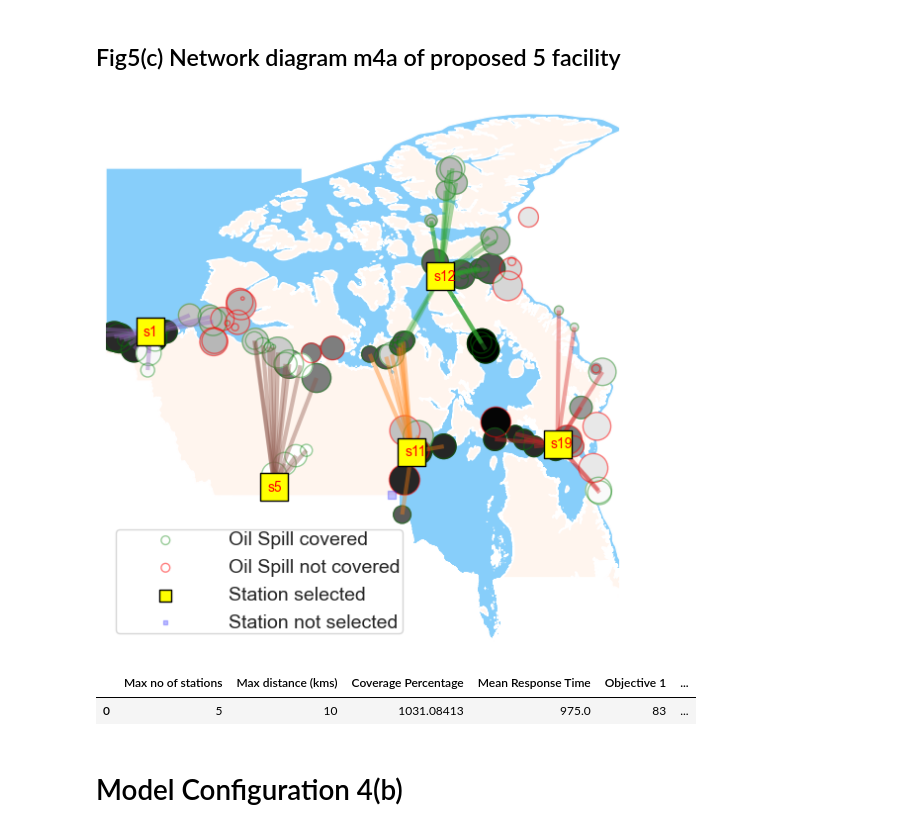
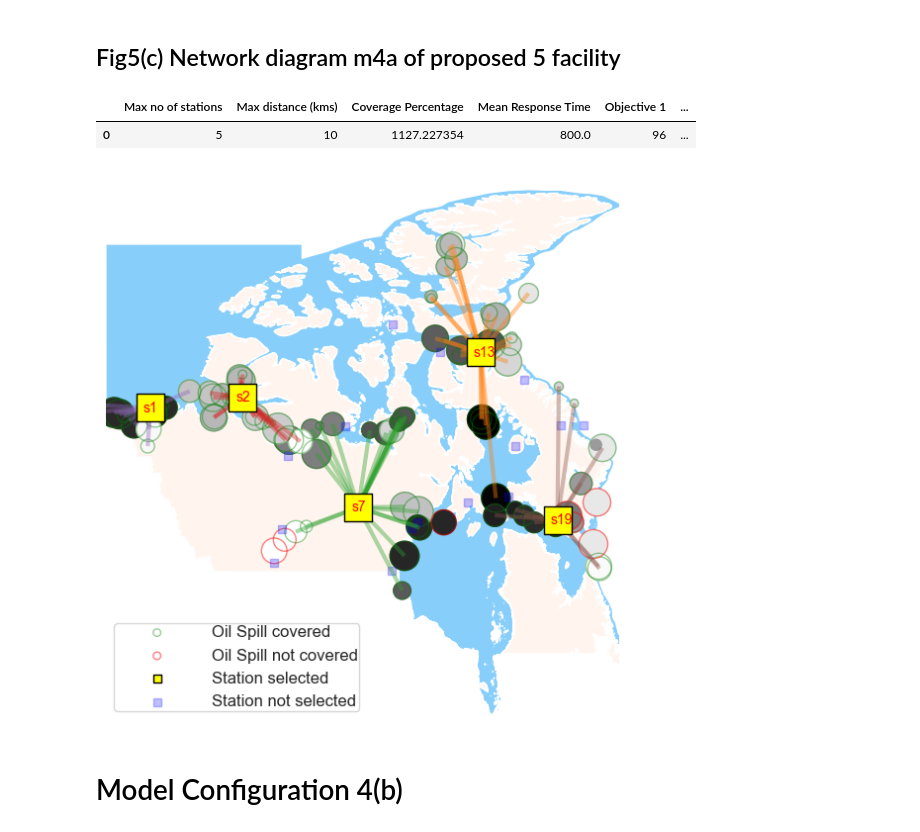
Before and after one commit to tanmoyie/MIP-Python-Lamoscad, a Jupyter notebook: current_vs_proposed_2.ipynb, the cells around one changed output. Saved outputs shown, nothing was run; the diff lists cells and outputs as text; code cells hidden in the pictures.

```diff
--- a/current_vs_proposed_2.ipynb
+++ b/current_vs_proposed_2.ipynb
@@ -166,6 +162,7 @@ input_output_df_m3
 # %%
 NumberStMax_m4a = 5
 current_vs_proposed = 'proposed'
+DistanceMax_m4a = 10
 # %%
 coordinates_potential_st = custom_func.extract_station_coordinate(potential_station_data)
 potential_st_coord = pd.DataFrame(coordinates_potential_st[1]).T.reset_index().set_index('index')
@@ -219,22 +200,22 @@ Mean Response Time: 7.8
 # %% [markdown]
 ## Fig5(c) Network diagram m4a of proposed 5 facility
+# %%
+input_output_df_m4a = pd.DataFrame(index=range(1),
+                                  columns=['Max no of stations', 'Max distance (kms)','Coverage Percentage', 'Mean Response Time','Objective 1', 'Objective 2'])
+input_output_df_m4a.iloc[0,0] = NumberStMax_m4a
+input_output_df_m4a.iloc[0,1] = DistanceMax_m4a
+input_output_df_m4a.iloc[0,4] = coverage_percentage_m4a
+input_output_df_m4a.iloc[0,5] = MeanResponseTime_m4a
+input_output_df_m4a.iloc[0,2] = objValues_m4a[0::2][1]
+input_output_df_m4a.iloc[0,3] = objValues_m4a[1::2][1]
+input_output_df_m4a
+# %% [output]
+|  | Max no of stations | Max distance (kms) | Coverage Percentage | Mean Response Time | Objective 1 | ... |
+| 0 | 5 | 10 | 1127.227354 | 800.0 | 96 | ... |
 # %%
 # Draw the network
-assignment_line = model_analysis.draw_network_diagram(DistanceMax, NumberStMax_m4a, Sensitivity_R, spill_df_m4a, station_df_m4a, MeanResponseTime_m4a, coverage_percentage_m4a, assignment_m4a, deploy_1s_m4a, select_1s_m4a, current_vs_proposed)
+assignment_line = model_analysis.draw_network_diagram(DistanceMax_m4a, NumberStMax_m4a, Sensitivity_R, spill_df_m4a, station_df_m4a, MeanResponseTime_m4a, coverage_percentage_m4a, assignment_m4a, deploy_1s_m4a, select_1s_m4a, current_vs_proposed)
 # %% [output]
-[figure, old version]
+[figure, new version]
-# %%
-input_output_df_m4a = pd.DataFrame(index=range(1),
-                                  columns=['Max no of stations', 'Max distance (kms)','Coverage Percentage', 'Mean Response Time','Objective 1', 'Objective 2'])
-input_output_df_m4a.iloc[0,0] = NumberStMax_m4a
-input_output_df_m4a.iloc[0,1] = DistanceMax
-input_output_df_m4a.iloc[0,4] = coverage_percentage_m4a
-input_output_df_m4a.iloc[0,5] = MeanResponseTime_m4a
-input_output_df_m4a.iloc[0,2] = objValues_m4a[0::2][1]
-input_output_df_m4a.iloc[0,3] = objValues_m4a[1::2][1]
-input_output_df_m4a
-# %% [output]
-|  | Max no of stations | Max distance (kms) | Coverage Percentage | Mean Response Time | Objective 1 | ... |
-| 0 | 5 | 10 | 1031.08413 | 975.0 | 83 | ... |
 # %% [markdown]
 # Model Configuration 4(b)
```
Also changed, not shown: parts of 20 cells of this notebook, 42 other files.
